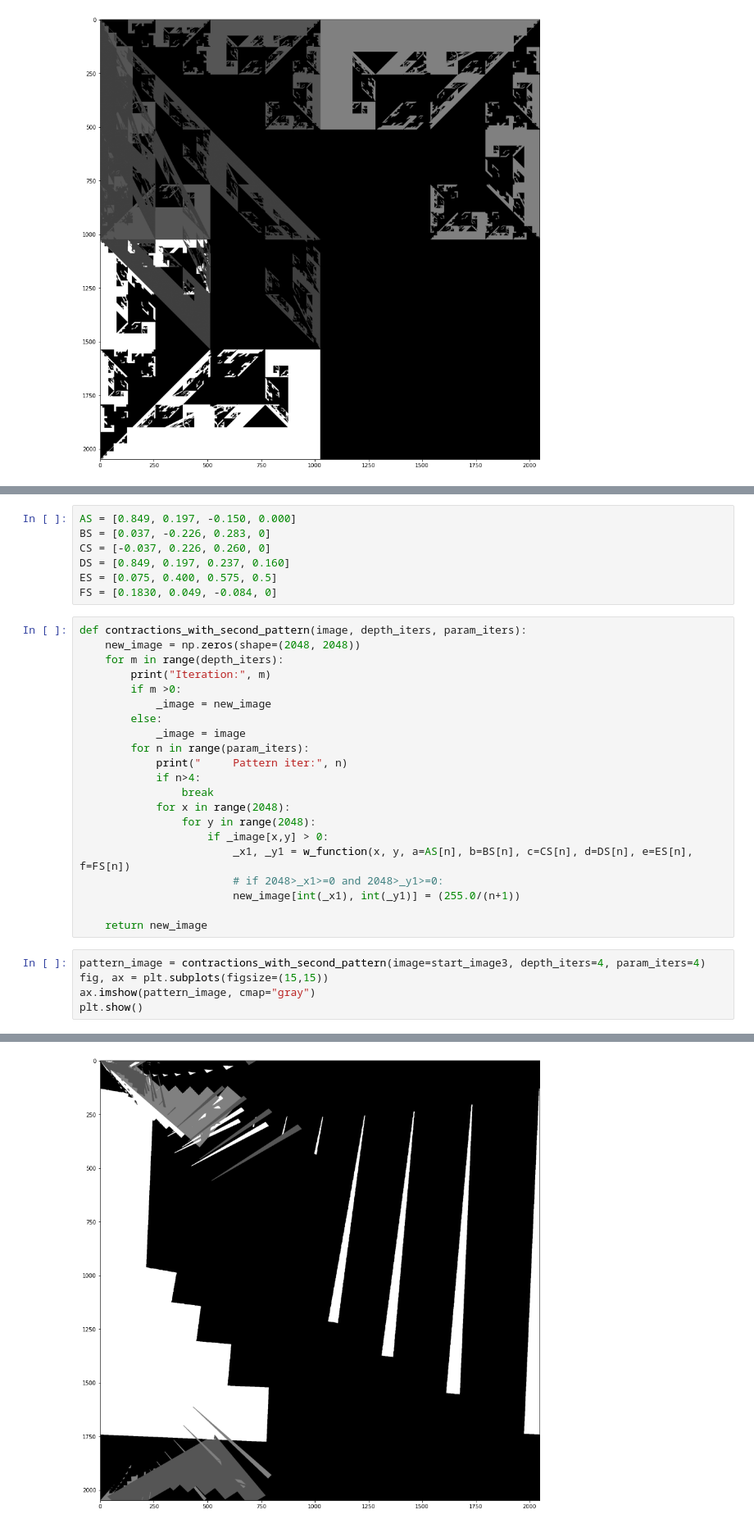
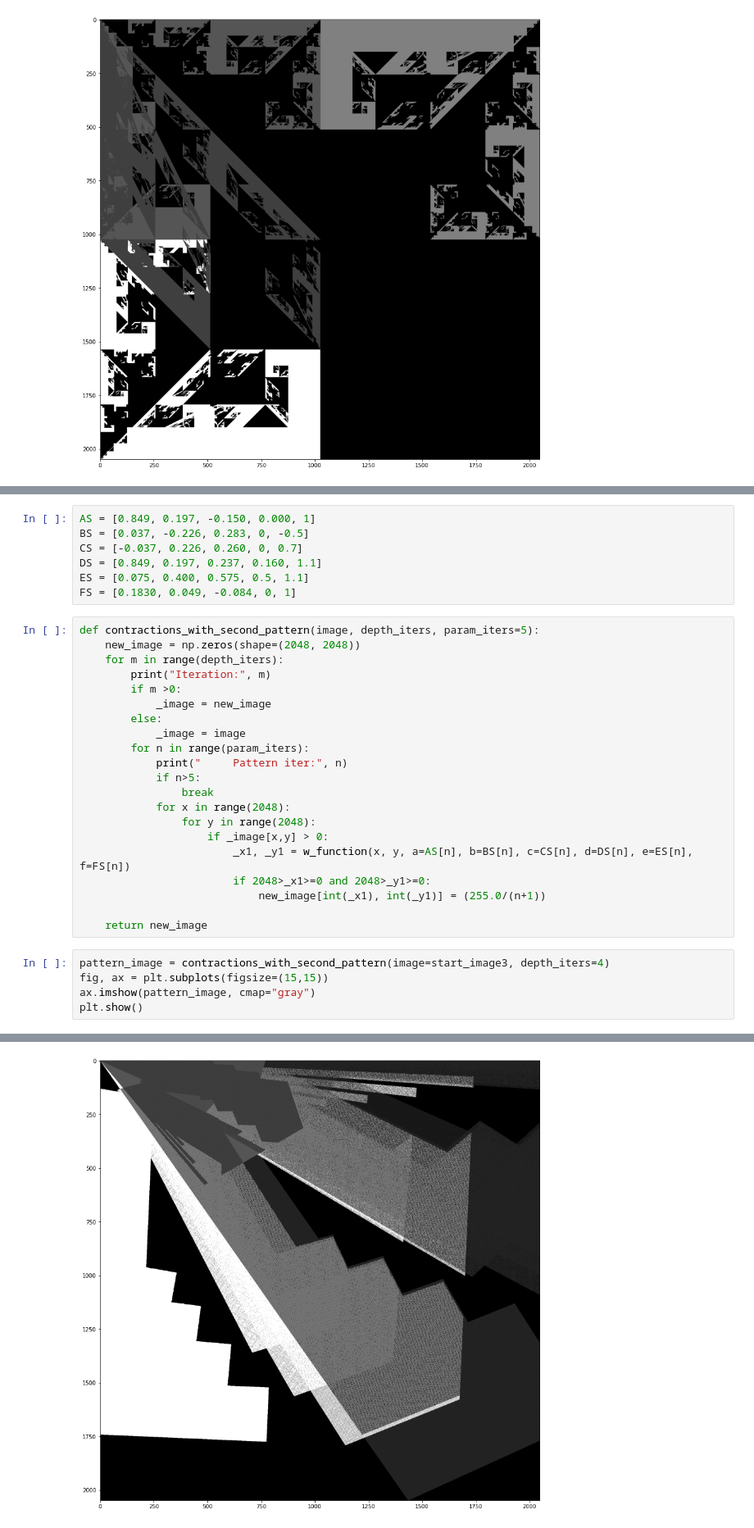
Before and after one commit to FilipKatulski/complex-systems, a Jupyter notebook: LAB2/lab2.ipynb, the cells around one changed output, grey strips where cells are left out. Shown at 82% size. Cells and saved outputs as stored; diff of their text form.

```diff
--- a/LAB2/lab2.ipynb
+++ b/LAB2/lab2.ipynb
@@ -303,12 +343,12 @@ Iteration: 3
 # %%
-AS = [0.849, 0.197, -0.150, 0.000]
-BS = [0.037, -0.226, 0.283, 0]
-CS = [-0.037, 0.226, 0.260, 0]
-DS = [0.849, 0.197, 0.237, 0.160]
-ES = [0.075, 0.400, 0.575, 0.5]
-FS = [0.1830, 0.049, -0.084, 0]
+AS = [0.849, 0.197, -0.150, 0.000, 1]
+BS = [0.037, -0.226, 0.283, 0, -0.5]
+CS = [-0.037, 0.226, 0.260, 0, 0.7]
+DS = [0.849, 0.197, 0.237, 0.160, 1.1]
+ES = [0.075, 0.400, 0.575, 0.5, 1.1]
+FS = [0.1830, 0.049, -0.084, 0, 1]
 # %%
-def contractions_with_second_pattern(image, depth_iters, param_iters):
+def contractions_with_second_pattern(image, depth_iters, param_iters=5):
     new_image = np.zeros(shape=(2048, 2048))
     for m in range(depth_iters):
         print("Iteration:", m)
@@ -318,18 +358,18 @@ def contractions_with_second_pattern(image, depth_iters, param_iters):
             _image = image
         for n in range(param_iters):
             print("     Pattern iter:", n)
-            if n>4:
+            if n>5:
                 break
             for x in range(2048):
                 for y in range(2048):
                     if _image[x,y] > 0:
                         _x1, _y1 = w_function(x, y, a=AS[n], b=BS[n], c=CS[n], d=DS[n], e=ES[n], f=FS[n])
-                        # if 2048>_x1>=0 and 2048>_y1>=0:
-                        new_image[int(_x1), int(_y1)] = (255.0/(n+1))
+                        if 2048>_x1>=0 and 2048>_y1>=0:
+                            new_image[int(_x1), int(_y1)] = (255.0/(n+1))
 
     return new_image
 # %%
-pattern_image = contractions_with_second_pattern(image=start_image3, depth_iters=4, param_iters=4)
+pattern_image = contractions_with_second_pattern(image=start_image3, depth_iters=4)
 fig, ax = plt.subplots(figsize=(15,15))
 ax.imshow(pattern_image, cmap="gray")
 plt.show()
@@ -357 +394 @@ Iteration: 3
-[figure, old version]
+[figure, new version]
```
Also changed, not shown: parts of 5 cells of this notebook.
